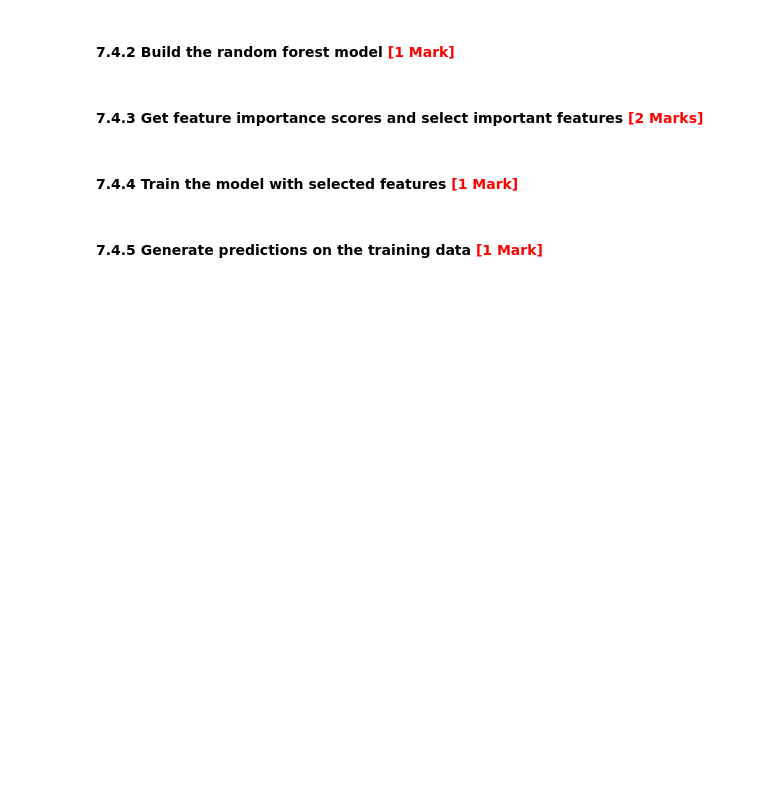
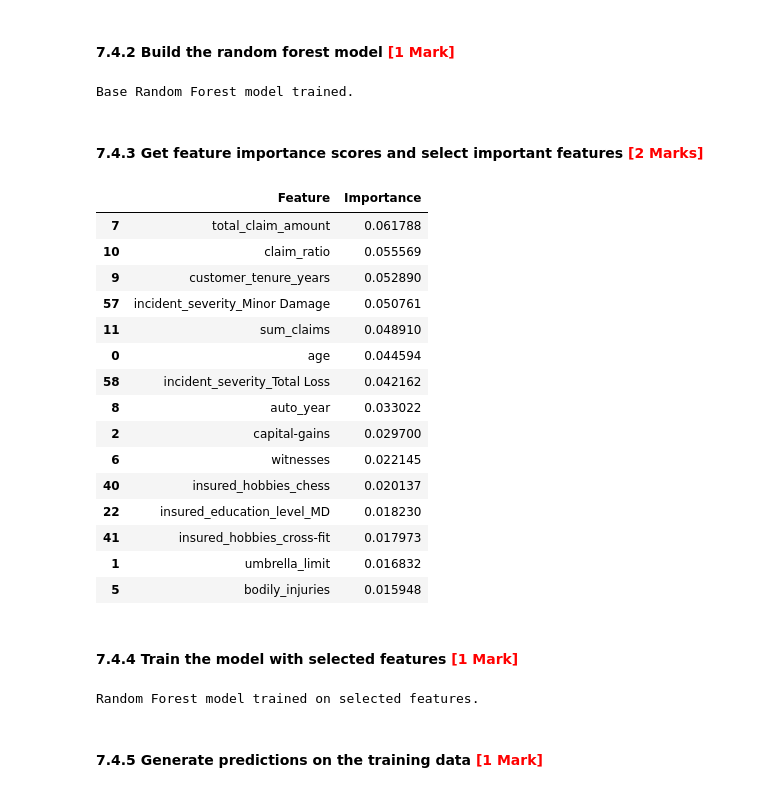
Before and after one commit to shivanshu-sigh-dev/fraudulent-claim-detection, a Jupyter notebook: Fraudulent_Claim_Detection_Starter.ipynb, the cells around one changed output. Saved outputs shown, nothing was run; the diff lists cells and outputs as text; code cells hidden in the pictures; blank space fills up the shorter version.

```diff
--- a/Fraudulent_Claim_Detection_Starter.ipynb
+++ b/Fraudulent_Claim_Detection_Starter.ipynb
@@ -1416,11 +1416,42 @@ from sklearn.model_selection import cross_val_score, GridSearchCV
 #### **7.4.2** Build the random forest model <font color="red">[1 Mark]</font>
 # %%
 # Build a base random forest model
+rf_base = RandomForestClassifier(random_state=42)
+rf_base.fit(X_train_dummies, y_train_dummies.values.ravel())
+print("Base Random Forest model trained.")
+# %% [output]
+Base Random Forest model trained.
 # %% [markdown]
 #### **7.4.3** Get feature importance scores and select important features <font color="red">[2 Marks]</font>
 # %%
 # Get feature importance scores from the trained model
+importances = rf_base.feature_importances_
+feature_names = X_train_dummies.columns
 
 # Create a DataFrame to visualise the importance scores
+feature_importance_df = pd.DataFrame({
+    'Feature': feature_names,
+    'Importance': importances
+}).sort_values(by='Importance', ascending=False)
+
+# Display the top 15 features
+feature_importance_df.head(15)
+# %% [output]
+|  | Feature | Importance |
+| 7 | total_claim_amount | 0.061788 |
+| 10 | claim_ratio | 0.055569 |
+| 9 | customer_tenure_years | 0.052890 |
+| 57 | incident_severity_Minor Damage | 0.050761 |
+| 11 | sum_claims | 0.048910 |
+| 0 | age | 0.044594 |
+| 58 | incident_severity_Total Loss | 0.042162 |
+| 8 | auto_year | 0.033022 |
+| 2 | capital-gains | 0.029700 |
+| 6 | witnesses | 0.022145 |
+| 40 | insured_hobbies_chess | 0.020137 |
+| 22 | insured_education_level_MD | 0.018230 |
+| 41 | insured_hobbies_cross-fit | 0.017973 |
+| 1 | umbrella_limit | 0.016832 |
+| 5 | bodily_injuries | 0.015948 |
 # %%
 # Select features with high importance scores
@@ -1430,6 +1463,11 @@ from sklearn.model_selection import cross_val_score, GridSearchCV
 #### **7.4.4** Train the model with selected features <font color="red">[1 Mark]</font>
 # %%
 # Fit the model on the training data with selected features
+rf_selected = RandomForestClassifier(random_state=42)
+rf_selected.fit(X_train_rf_selected, y_train_dummies.values.ravel())
+print("Random Forest model trained on selected features.")
+# %% [output]
+Random Forest model trained on selected features.
 # %% [markdown]
 #### **7.4.5** Generate predictions on the training data <font color="red">[1 Mark]</font>
 # %%
```
Also changed, not shown: parts of 44 cells of this notebook.
